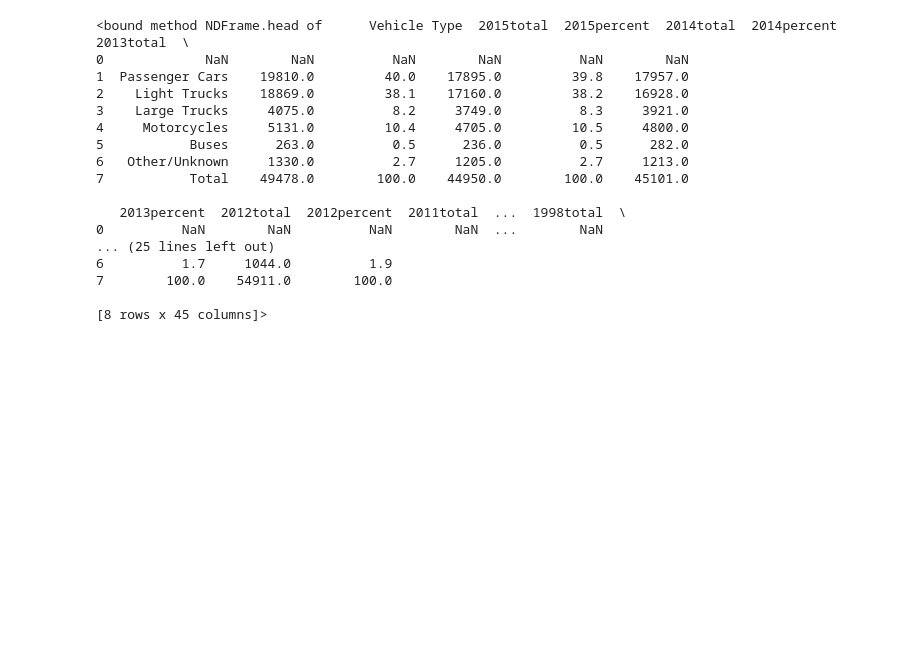
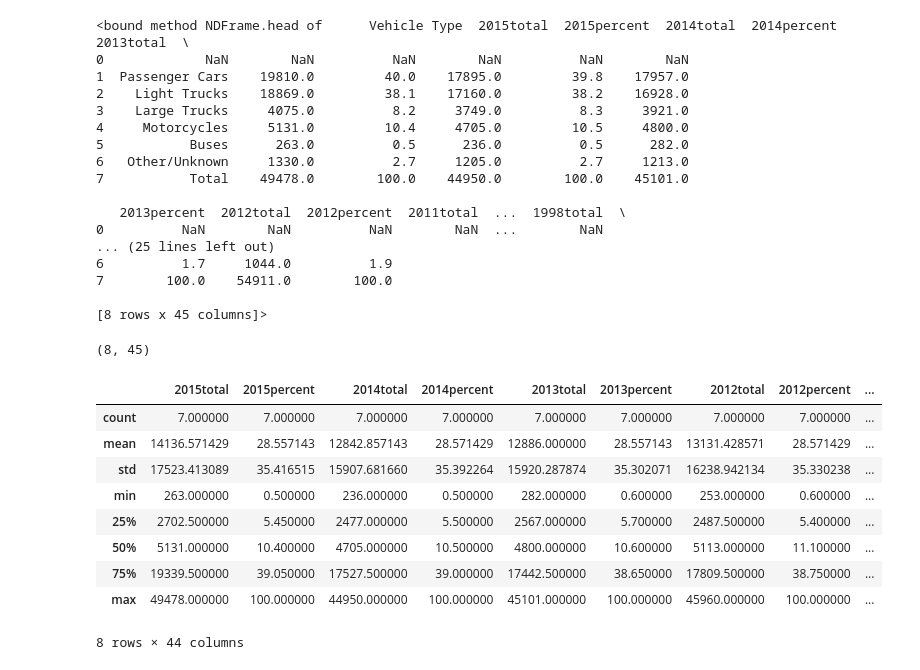
Before and after one commit to andrewauxier/capstone, a Jupyter notebook: notebooks/fatal_crashes_cleaning.ipynb, the cells around one changed output. Cells and saved outputs as stored; diff of their text form; code cells hidden in the pictures; blank space fills up the shorter version.

```diff
--- a/notebooks/fatal_crashes_cleaning.ipynb
+++ b/notebooks/fatal_crashes_cleaning.ipynb
@@ -24,3 +27,20 @@ fatalities.head
 7        100.0    54911.0        100.0
 
 [8 rows x 45 columns]>
+# %%
+fatalities.shape
+# %% [output]
+(8, 45)
+# %%
+fatalities.describe()
+# %% [output]
+|  | 2015total | 2015percent | 2014total | 2014percent | 2013total | 2013percent | 2012total | 2012percent | ... |
+| count | 7.000000 | 7.000000 | 7.000000 | 7.000000 | 7.000000 | 7.000000 | 7.000000 | 7.000000 | ... |
+| mean | 14136.571429 | 28.557143 | 12842.857143 | 28.571429 | 12886.000000 | 28.557143 | 13131.428571 | 28.571429 | ... |
+| std | 17523.413089 | 35.416515 | 15907.681660 | 35.392264 | 15920.287874 | 35.302071 | 16238.942134 | 35.330238 | ... |
+| min | 263.000000 | 0.500000 | 236.000000 | 0.500000 | 282.000000 | 0.600000 | 253.000000 | 0.600000 | ... |
+| 25% | 2702.500000 | 5.450000 | 2477.000000 | 5.500000 | 2567.000000 | 5.700000 | 2487.500000 | 5.400000 | ... |
+| 50% | 5131.000000 | 10.400000 | 4705.000000 | 10.500000 | 4800.000000 | 10.600000 | 5113.000000 | 11.100000 | ... |
+| 75% | 19339.500000 | 39.050000 | 17527.500000 | 39.000000 | 17442.500000 | 38.650000 | 17809.500000 | 38.750000 | ... |
+| max | 49478.000000 | 100.000000 | 44950.000000 | 100.000000 | 45101.000000 | 100.000000 | 45960.000000 | 100.000000 | ... |
+8 rows × 44 columns
```
Also changed, not shown: parts of 16 cells of this notebook, 3 other files.
